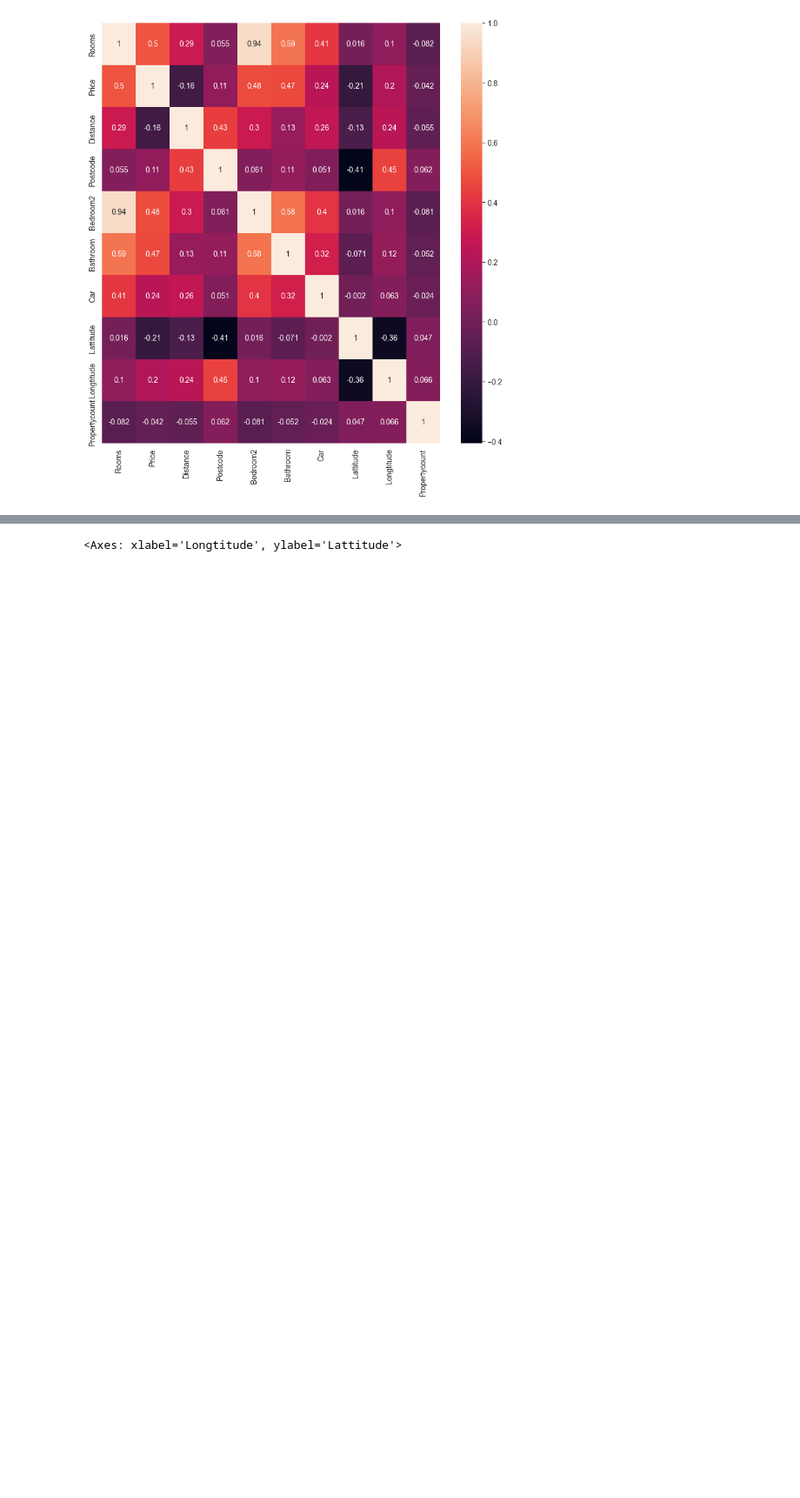
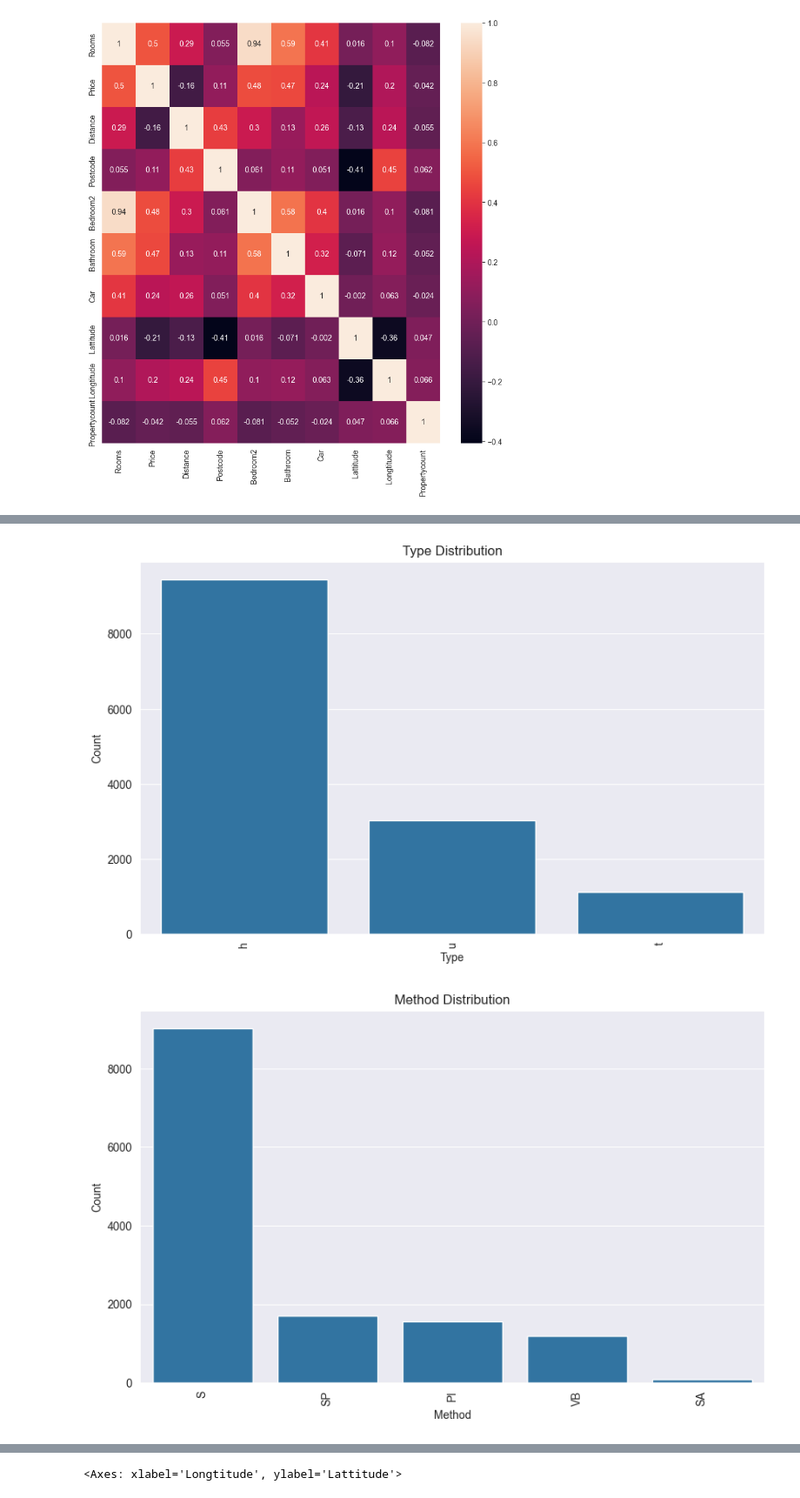
Before and after one commit to PLOTFINDER/aaa, a Jupyter notebook: main.ipynb, the cells around one changed output, grey strips where cells are left out. Shown at 87% size. Saved outputs shown, nothing was run; the diff lists cells and outputs as text; code cells hidden in the pictures; blank space fills up the shorter version.

```diff
--- a/main.ipynb
+++ b/main.ipynb
@@ -363,0 +360,13 @@ It will help us see the distribution of the data.
+# %%
+# for each categorical feature, we will plot (with bar chart) unique values and their counts
+for column in categorical_features.columns:
+    plt.figure(figsize=(10, 6))
+    sns.countplot(data=df, x=column, order=df[column].value_counts().index)
+    plt.xticks(rotation=90)  # Rotate labels for better visibility
+    plt.xlabel(column)
+    plt.ylabel("Count")
+    plt.title(f"{column} Distribution")
+    plt.show()
+# %% [output]
+[figure, added]
+[figure, added]
```
Also changed, not shown: parts of 35 cells of this notebook.
